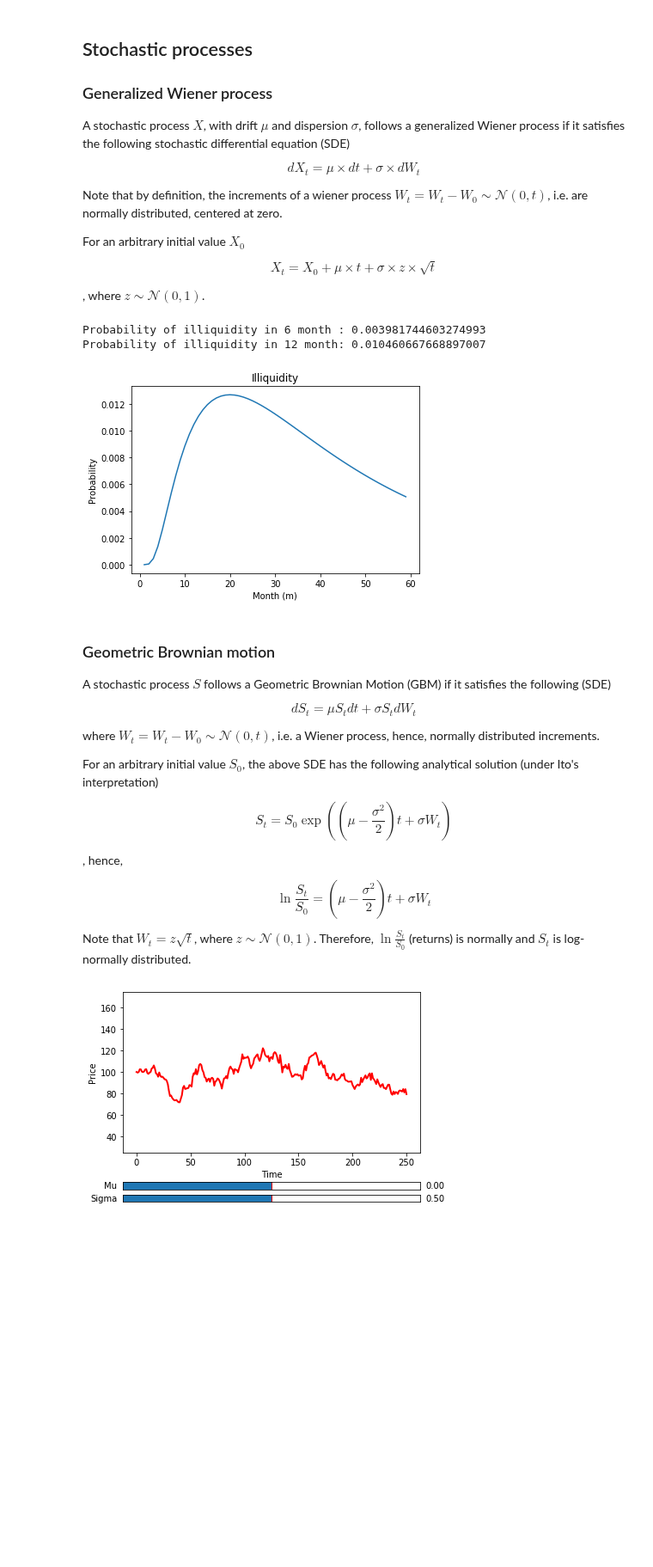
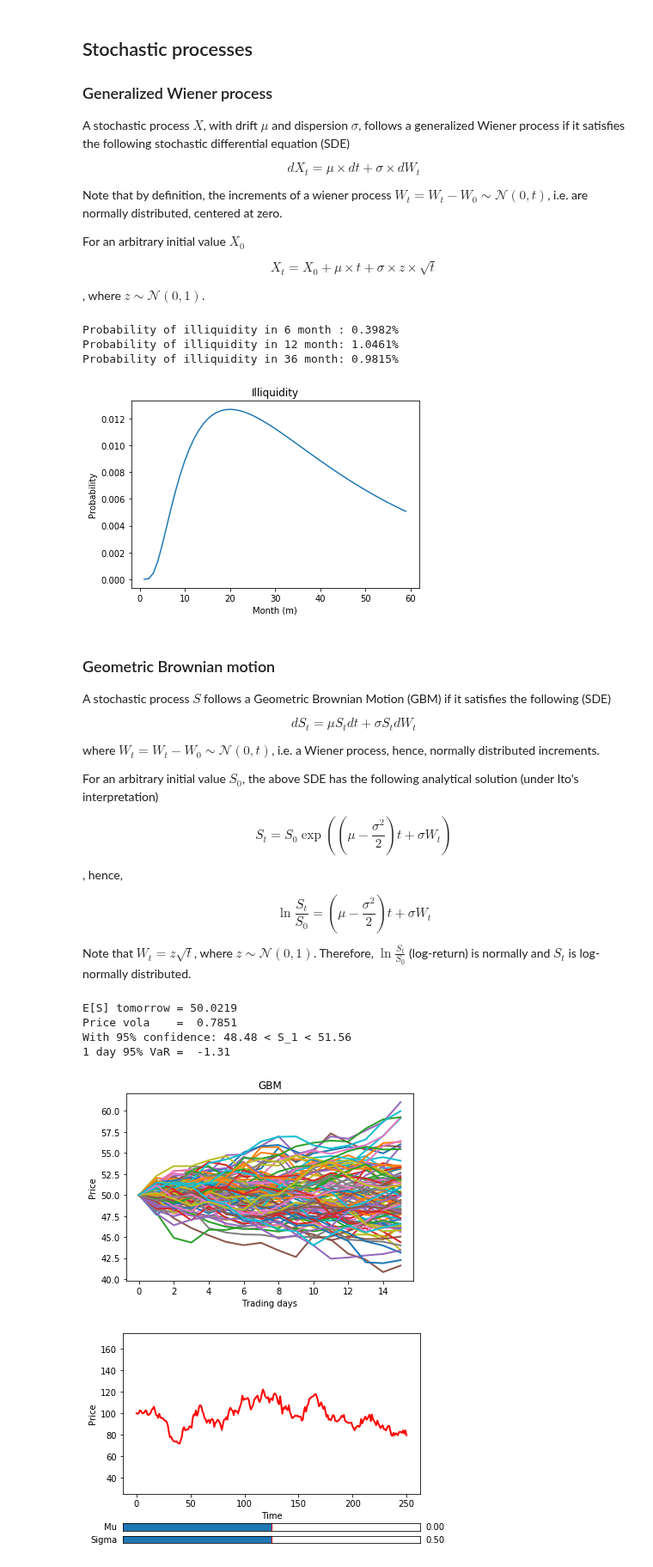
Before and after one commit to carol419/Derivatives, a Jupyter notebook: derivatives.ipynb, the cells around one changed output. Shown at 86% size. Drawn from its saved outputs; the diff is of its cells as text; code cells hidden in the pictures; blank space fills up the shorter version.

```diff
--- a/derivatives.ipynb
+++ b/derivatives.ipynb
@@ -460,11 +538,12 @@ month = range(44)
 def prob_illiquid(m, const=2, drift=.1, variance=.16):
     expected_cash = const +  drift * m
     sigma = (variance * m)**0.5
-    p_illiquid = norm.cdf(-expected_cash/sigma,0,1)
+    p_illiquid = norm.cdf( (0 - expected_cash) / sigma ,0,1)  # normalization
     return p_illiquid
 
-print("Probability of illiquidity in 6 month : %s" %prob_illiquid(6))
-print("Probability of illiquidity in 12 month: %s" %prob_illiquid(12))
+print(f"Probability of illiquidity in 6 month : {prob_illiquid(6)*100:.4f}%")
+print(f"Probability of illiquidity in 12 month: {prob_illiquid(12)*100:.4f}%")
+print(f"Probability of illiquidity in 36 month: {prob_illiquid(36)*100:.4f}%")
 
 
 X = range(1,12*5, 1)
@@ -477,8 +556,9 @@ plt.ylabel("Probability")
 
 plt.show()
 # %% [output]
-Probability of illiquidity in 6 month : 0.003981744603274993
-Probability of illiquidity in 12 month: 0.010460667668897007
+Probability of illiquidity in 6 month : 0.3982%
+Probability of illiquidity in 12 month: 1.0461%
+Probability of illiquidity in 36 month: 0.9815%
 [figure]
 # %% [markdown]
 ### Geometric Brownian motion
@@ -497,7 +577,53 @@ $$S_t = S_0 \exp\left( \left(\mu - \frac{\sigma^2}{2}\right) t + \sigma W_t \rig
 
 $$\ln \frac{S_t}{S_0} = \left(\mu - \frac{\sigma^2}{2}\right) t + \sigma W_t$$
 
-Note that $W_t = z \sqrt{t}$, where $z \sim \mathcal{N}(0,1)$. Therefore, $\ln \frac{S_t}{S_0}$ (returns) is normally and $S_t$ is log-normally distributed.
+Note that $W_t = z \sqrt{t}$, where $z \sim \mathcal{N}(0,1)$. Therefore, $\ln \frac{S_t}{S_0}$ (log-return) is normally and $S_t$ is log-normally distributed.
+# %%
+import numpy as np
+import matplotlib.pyplot as plt
+from scipy.stats import norm
+
+S_0 = 50
+mu = 0.16
+sigma = 0.3
+
+# Expected price and price volatility
+S_1 = 50*(1+mu/365)
+print(f"E[S] tomorrow = {S_1:.4f}")
+price_vola = 50*sigma*(1/365)**0.5
+print(f"Price vola    =  {price_vola:.4f}")
+
+# Confidence interval
+q975 = norm.ppf(0.975, 0, 1)
+print(f"With 95% confidence: {S_1 - price_vola * q975 :.2f} < S_1 < {S_1 + price_vola * q975 :.2f}")
+
+# Value at risk
+q95 = norm.ppf(0.95, 0, 1)
+print(f"1 day 95% VaR =  {S_0 - (S_1 + price_vola * q95) :.2f}")
+
+def gbm(mu, sigma, N=15):
+    """Cumulative returns from a GBM
+    """
+    # Random numbers N(0,1)
+    Z = np.random.normal(0, 1, N)
+    # returns for our geometric brownian motion
+    R = Z * sigma * np.sqrt(1/250) + (mu-0.5*sigma**2) * 1/250
+    # stock process (insert 100 for t=0)
+    S = np.insert(np.exp(np.cumsum(R)), 0, 1)
+    return S
+
+plt.title("GBM")
+for n in range(100):
+    plt.plot(S_0*gbm(mu, sigma), linewidth=2)
+plt.xlabel("Trading days")
+plt.ylabel("Price")
+plt.show()
+# %% [output]
+E[S] tomorrow = 50.0219
+Price vola    =  0.7851
+With 95% confidence: 48.48 < S_1 < 51.56
+1 day 95% VaR =  -1.31
+[figure, added]
 # %%
 # Open gbm.py directly in the console to get a dynamic plot
 import gbm
```
Also changed, not shown: parts of 14 cells of this notebook, 1 other file.
